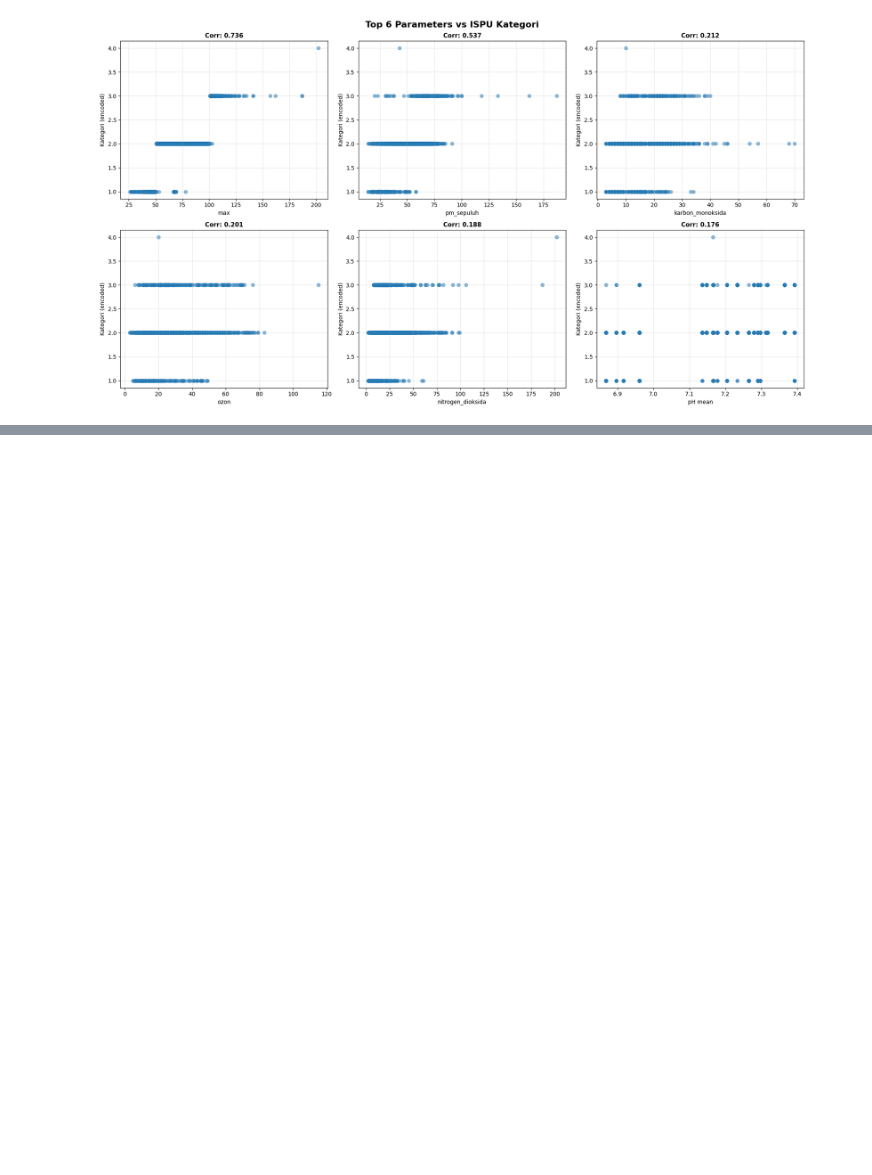
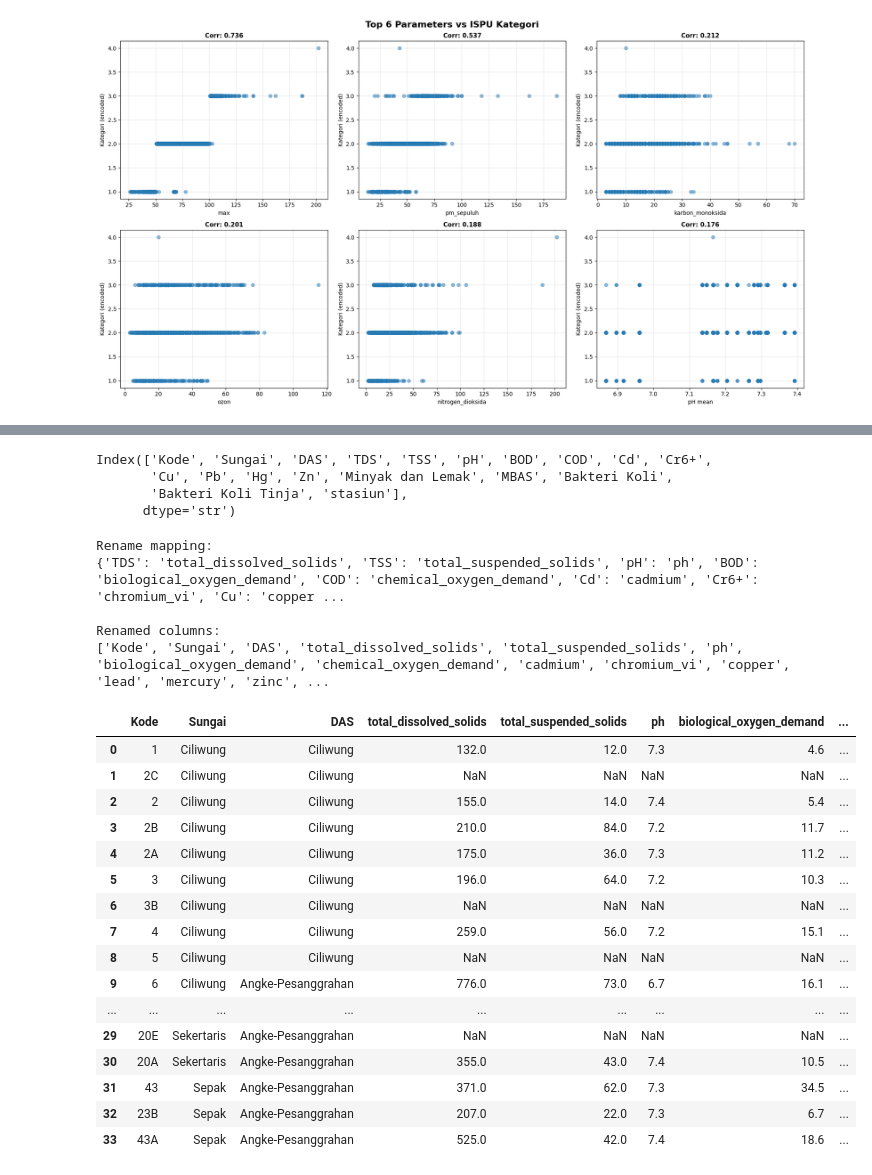
Before and after one commit to DanishRitonga/datavidia-penyisihan, a Jupyter notebook: main.ipynb, the cells around one changed output, grey strips where cells are left out. Drawn from its saved outputs; the diff is of its cells as text; code cells hidden in the pictures; blank space fills up the shorter version.

```diff
--- a/main.ipynb
+++ b/main.ipynb
@@ -965,0 +1071,7 @@ memory usage: 5.2 KB
+# %%
+testdf.columns
+# %% [output]
+Index(['Kode', 'Sungai', 'DAS', 'TDS', 'TSS', 'pH', 'BOD', 'COD', 'Cd', 'Cr6+',
+       'Cu', 'Pb', 'Hg', 'Zn', 'Minyak dan Lemak', 'MBAS', 'Bakteri Koli',
+       'Bakteri Koli Tinja', 'stasiun'],
+      dtype='str')
@@ -965,0 +1082,30 @@ memory usage: 5.2 KB
+# %%
+# Create a rename mapping from river_params_dict
+rename_mapping = {v['params1']: k for k, v in river_params_dict.items()}
+
+# Rename columns in testdf
+testdf = testdf.rename(columns=rename_mapping)
+testdf
+# %% [output]
+Rename mapping:
+{'TDS': 'total_dissolved_solids', 'TSS': 'total_suspended_solids', 'pH': 'ph', 'BOD': 'biological_oxygen_demand', 'COD': 'chemical_oxygen_demand', 'Cd': 'cadmium', 'Cr6+': 'chromium_vi', 'Cu': 'copper ...
+
+Renamed columns:
+['Kode', 'Sungai', 'DAS', 'total_dissolved_solids', 'total_suspended_solids', 'ph', 'biological_oxygen_demand', 'chemical_oxygen_demand', 'cadmium', 'chromium_vi', 'copper', 'lead', 'mercury', 'zinc', ...
+|  | Kode | Sungai | DAS | total_dissolved_solids | total_suspended_solids | ph | biological_oxygen_demand | ... |
+| 0 | 1 | Ciliwung | Ciliwung | 132.0 | 12.0 | 7.3 | 4.6 | ... |
+| 1 | 2C | Ciliwung | Ciliwung | NaN | NaN | NaN | NaN | ... |
+| 2 | 2 | Ciliwung | Ciliwung | 155.0 | 14.0 | 7.4 | 5.4 | ... |
+| 3 | 2B | Ciliwung | Ciliwung | 210.0 | 84.0 | 7.2 | 11.7 | ... |
+| 4 | 2A | Ciliwung | Ciliwung | 175.0 | 36.0 | 7.3 | 11.2 | ... |
+| 5 | 3 | Ciliwung | Ciliwung | 196.0 | 64.0 | 7.2 | 10.3 | ... |
+| 6 | 3B | Ciliwung | Ciliwung | NaN | NaN | NaN | NaN | ... |
+| 7 | 4 | Ciliwung | Ciliwung | 259.0 | 56.0 | 7.2 | 15.1 | ... |
+| 8 | 5 | Ciliwung | Ciliwung | NaN | NaN | NaN | NaN | ... |
+| 9 | 6 | Ciliwung | Angke-Pesanggrahan | 776.0 | 73.0 | 6.7 | 16.1 | ... |
+| ... | ... | ... | ... | ... | ... | ... | ... | ... |
+| 29 | 20E | Sekertaris | Angke-Pesanggrahan | NaN | NaN | NaN | NaN | ... |
+| 30 | 20A | Sekertaris | Angke-Pesanggrahan | 355.0 | 43.0 | 7.4 | 10.5 | ... |
+| 31 | 43 | Sepak | Angke-Pesanggrahan | 371.0 | 62.0 | 7.3 | 34.5 | ... |
+| 32 | 23B | Sepak | Angke-Pesanggrahan | 207.0 | 22.0 | 7.3 | 6.7 | ... |
+| 33 | 43A | Sepak | Angke-Pesanggrahan | 525.0 | 42.0 | 7.4 | 18.6 | ... |
```
Also changed, not shown: parts of 73 cells of this notebook, 7 other files.
